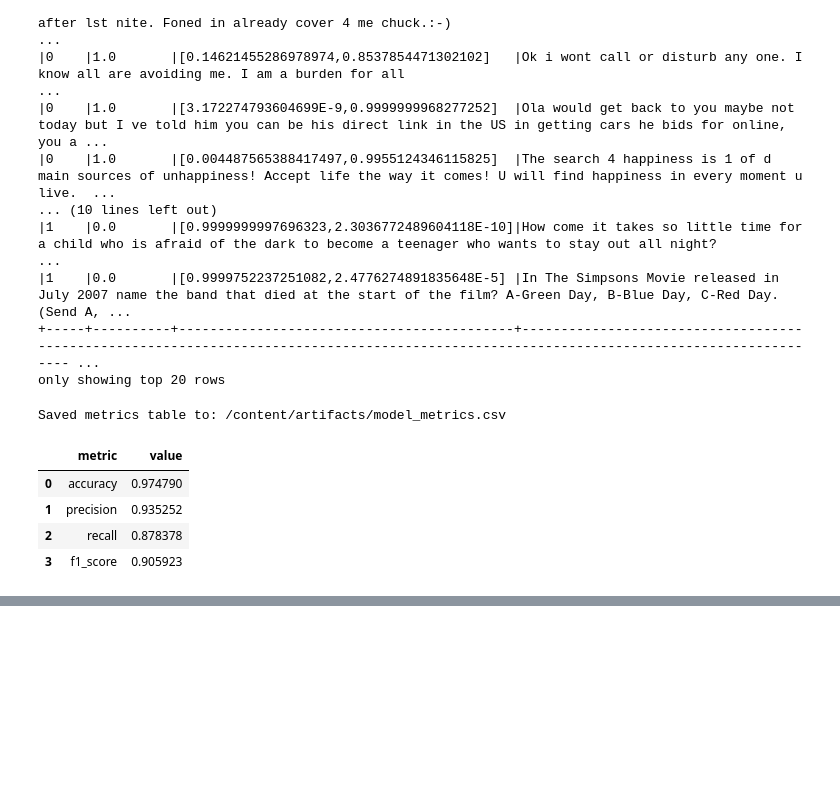
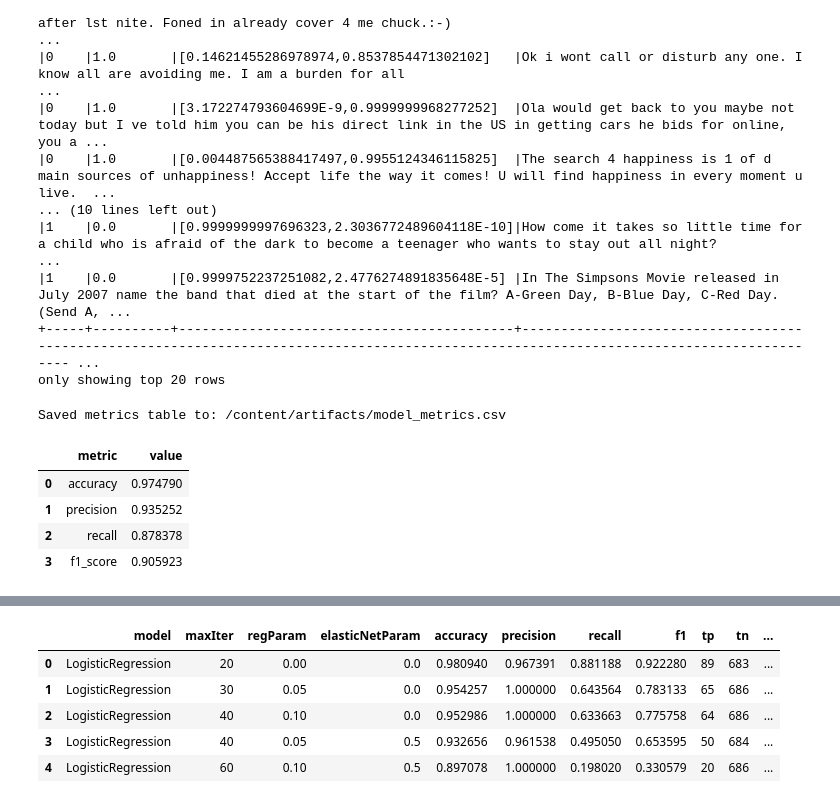
Before and after one commit to khalilelemam/distributed-sms-spam-intelligence, a Jupyter notebook: notebooks/02_modeling_pipeline.ipynb, the cells around one changed output, grey strips where cells are left out. Saved outputs shown, nothing was run; the diff lists cells and outputs as text; code cells hidden in the pictures; blank space fills up the shorter version.

Commit message:
feat: add validation split tuning and model comparison

```diff
--- a/notebooks/02_modeling_pipeline.ipynb
+++ b/notebooks/02_modeling_pipeline.ipynb
@@ -164,0 +206,41 @@ Saved metrics table to: /content/artifacts/model_metrics.csv
+# %%
+lr_grid = [
+    {'maxIter': 20, 'regParam': 0.0, 'elasticNetParam': 0.0},
+    {'maxIter': 30, 'regParam': 0.05, 'elasticNetParam': 0.0},
+    {'maxIter': 40, 'regParam': 0.1, 'elasticNetParam': 0.0},
+    {'maxIter': 40, 'regParam': 0.05, 'elasticNetParam': 0.5},
+    {'maxIter': 60, 'regParam': 0.1, 'elasticNetParam': 0.5},
+]
+
+tuning_rows = []
+best_lr = None
+best_lr_params = None
+best_val_f1 = -1.0
+
+for params in lr_grid:
+    lr_candidate = LogisticRegression(featuresCol='features', labelCol='label', **params)
+    candidate_pipeline = build_pipeline(lr_candidate)
+    candidate_model = candidate_pipeline.fit(train_df_v)
+    val_pred = candidate_model.transform(val_df_v)
+    val_metrics = compute_binary_metrics(val_pred)
+
+    tuning_rows.append({
+        'model': 'LogisticRegression',
+        **params,
+        **val_metrics,
+    })
+
+    if val_metrics['f1'] > best_val_f1:
+        best_val_f1 = val_metrics['f1']
+        best_lr = candidate_model
+        best_lr_params = params
+
+tuning_table = pd.DataFrame(tuning_rows).sort_values('f1', ascending=False)
+tuning_table
+# %% [output]
+|  | model | maxIter | regParam | elasticNetParam | accuracy | precision | recall | f1 | tp | tn | ... |
+| 0 | LogisticRegression | 20 | 0.00 | 0.0 | 0.980940 | 0.967391 | 0.881188 | 0.922280 | 89 | 683 | ... |
+| 1 | LogisticRegression | 30 | 0.05 | 0.0 | 0.954257 | 1.000000 | 0.643564 | 0.783133 | 65 | 686 | ... |
+| 2 | LogisticRegression | 40 | 0.10 | 0.0 | 0.952986 | 1.000000 | 0.633663 | 0.775758 | 64 | 686 | ... |
+| 3 | LogisticRegression | 40 | 0.05 | 0.5 | 0.932656 | 0.961538 | 0.495050 | 0.653595 | 50 | 684 | ... |
+| 4 | LogisticRegression | 60 | 0.10 | 0.5 | 0.897078 | 1.000000 | 0.198020 | 0.330579 | 20 | 686 | ... |
```
Also changed, not shown: parts of 4 cells of this notebook, 2 other files.
